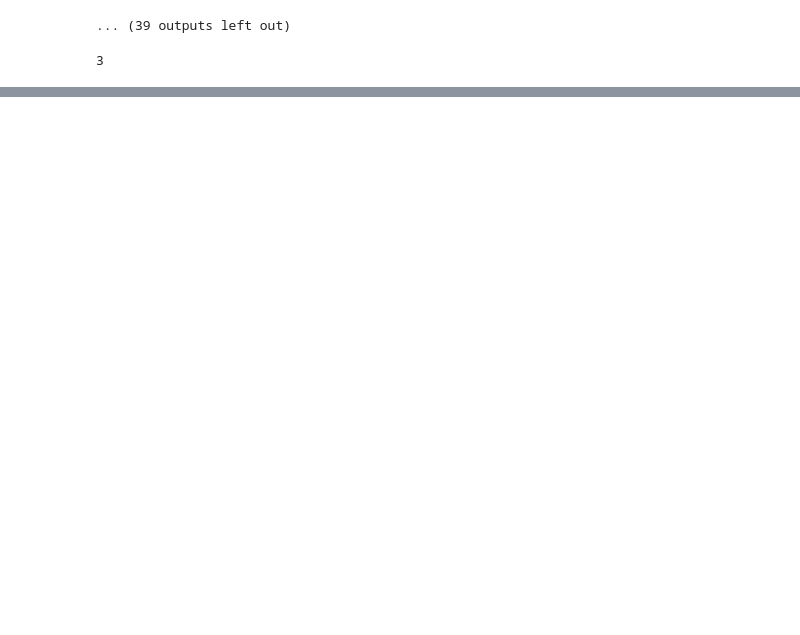
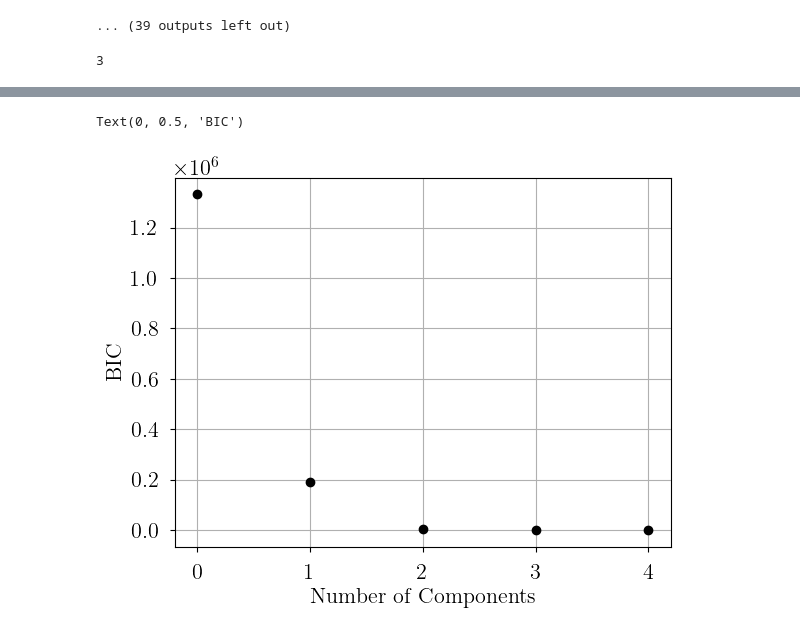
Before and after one commit to tvwenger/caribou_hi, a Jupyter notebook: docs/source/notebooks/optimization.ipynb, the cells around one changed output, grey strips where cells are left out. Cells and saved outputs as stored; diff of their text form; code cells hidden in the pictures; blank space fills up the shorter version.

```diff
--- a/docs/source/notebooks/optimization.ipynb
+++ b/docs/source/notebooks/optimization.ipynb
@@ -298,0 +346,7 @@ Sampling: [absorption, emission]
+# %%
+plt.plot(opt.bics.keys(), opt.bics.values(), 'ko')
+plt.xlabel("Number of Components")
+plt.ylabel("BIC")
+# %% [output]
+Text(0, 0.5, 'BIC')
+[figure, added]
```
Also changed, not shown: parts of 11 cells of this notebook, 16 other files.
